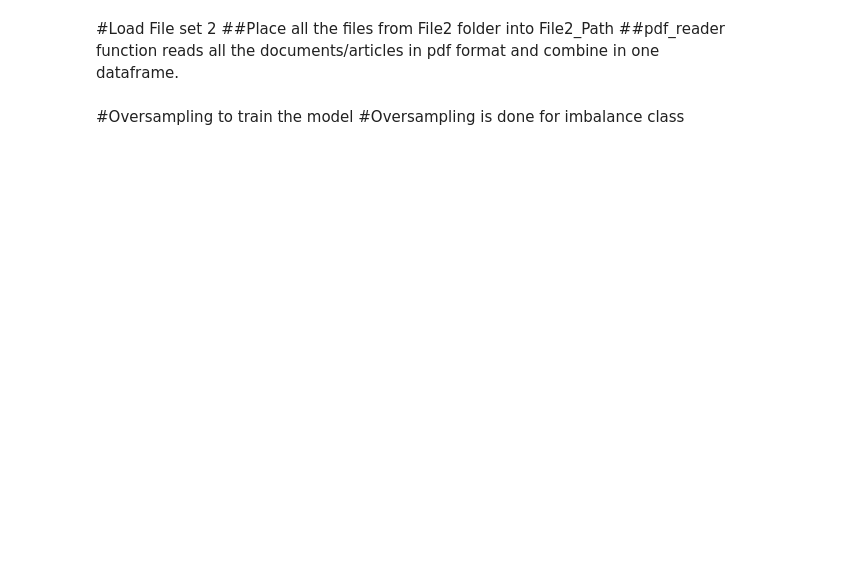
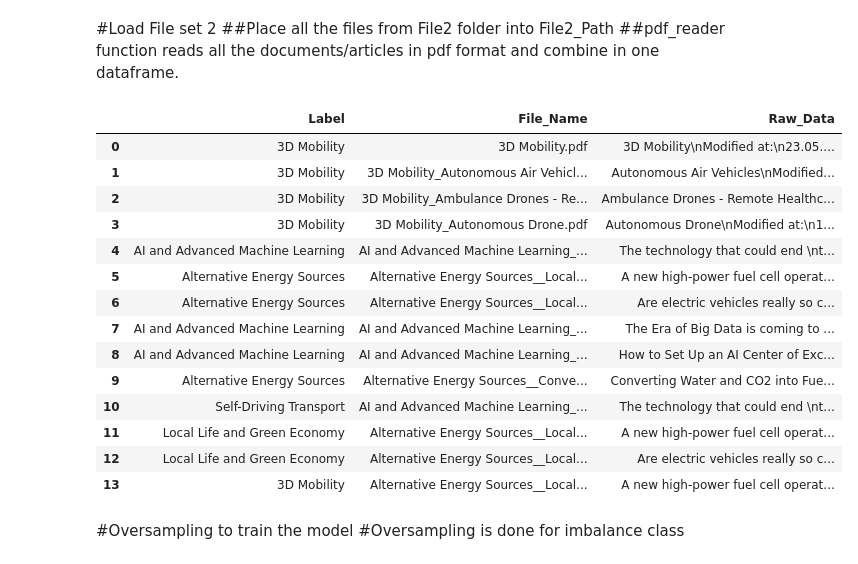
Before and after one commit to AISectionRTA/Future_Scanner, a Jupyter notebook: Future_Scanner.ipynb, the cells around one changed output. Cells and saved outputs as stored; diff of their text form; code cells hidden in the pictures; blank space fills up the shorter version.

```diff
--- a/Future_Scanner.ipynb
+++ b/Future_Scanner.ipynb
@@ -120,33 +155,50 @@ df1 = file2.loc[:, ["Label1", "File_Name"]]
 df1.rename(columns={"Label1": "Label"}, inplace=True)
 
 df2 = file2.loc[file2["Label2"] != '', ["Label2", "File_Name"]]
 
 df2.rename(columns={"Label2": "Label"}, inplace=True)
 
 df3 = file2.loc[file2["Label3"] != '', ["Label3", "File_Name"]]
 
 df3.rename(columns={"Label3": "Label"}, inplace=True)
 
 df4 = file2.loc[file2["Label4"] != '', ["Label4", "File_Name"]]
 
 df4.rename(columns={"Label4": "Label"}, inplace=True)
 
 file2 = df1.append([df2, df3, df4], ignore_index=True)
 
 
 def pdf_reader(rows):
     page_text = ''
     doc = fitz.open(rows)
     for i in range(doc.pageCount):
         page = doc.loadPage(i)
         page_str = page.getText("text")
         page_text = page_text + page_str
     return page_text
 
 
 file2["Raw_Data"] = file2["File_Name"].apply(pdf_reader)
 
 base_data = file1.append([file2], ignore_index=True)
+base_data
+# %% [output]
+|  | Label | File_Name | Raw_Data |
+| 0 | 3D Mobility | 3D Mobility.pdf | 3D Mobility\nModified at:\n23.05.... |
+| 1 | 3D Mobility | 3D Mobility_Autonomous Air Vehicl... | Autonomous Air Vehicles\nModified... |
+| 2 | 3D Mobility | 3D Mobility_Ambulance Drones - Re... | Ambulance Drones - Remote Healthc... |
+| 3 | 3D Mobility | 3D Mobility_Autonomous Drone.pdf | Autonomous Drone\nModified at:\n1... |
+| 4 | AI and Advanced Machine Learning | AI and Advanced Machine Learning_... | The technology that could end \nt... |
+| 5 | Alternative Energy Sources | Alternative Energy Sources__Local... | A new high-power fuel cell operat... |
+| 6 | Alternative Energy Sources | Alternative Energy Sources__Local... | Are electric vehicles really so c... |
+| 7 | AI and Advanced Machine Learning | AI and Advanced Machine Learning_... | The Era of Big Data is coming to ... |
+| 8 | AI and Advanced Machine Learning | AI and Advanced Machine Learning_... | How to Set Up an AI Center of Exc... |
+| 9 | Alternative Energy Sources | Alternative Energy Sources__Conve... | Converting Water and CO2 into Fue... |
+| 10 | Self-Driving Transport | AI and Advanced Machine Learning_... | The technology that could end \nt... |
+| 11 | Local Life and Green Economy | Alternative Energy Sources__Local... | A new high-power fuel cell operat... |
+| 12 | Local Life and Green Economy | Alternative Energy Sources__Local... | Are electric vehicles really so c... |
+| 13 | 3D Mobility | Alternative Energy Sources__Local... | A new high-power fuel cell operat... |
 # %% [markdown]
 #Oversampling to train the model
 #Oversampling is done for imbalance class
```
Also changed, not shown: parts of 12 cells of this notebook.
